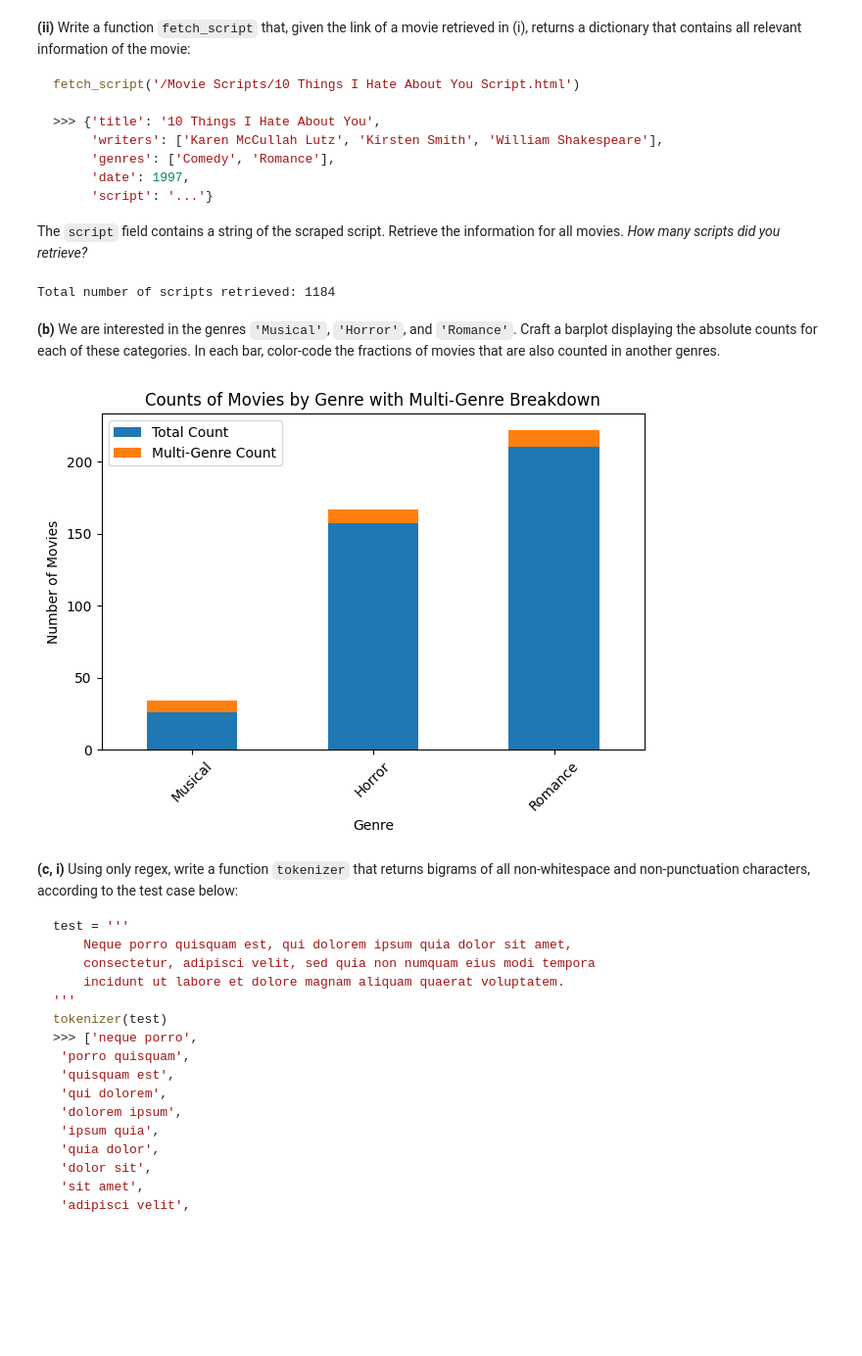
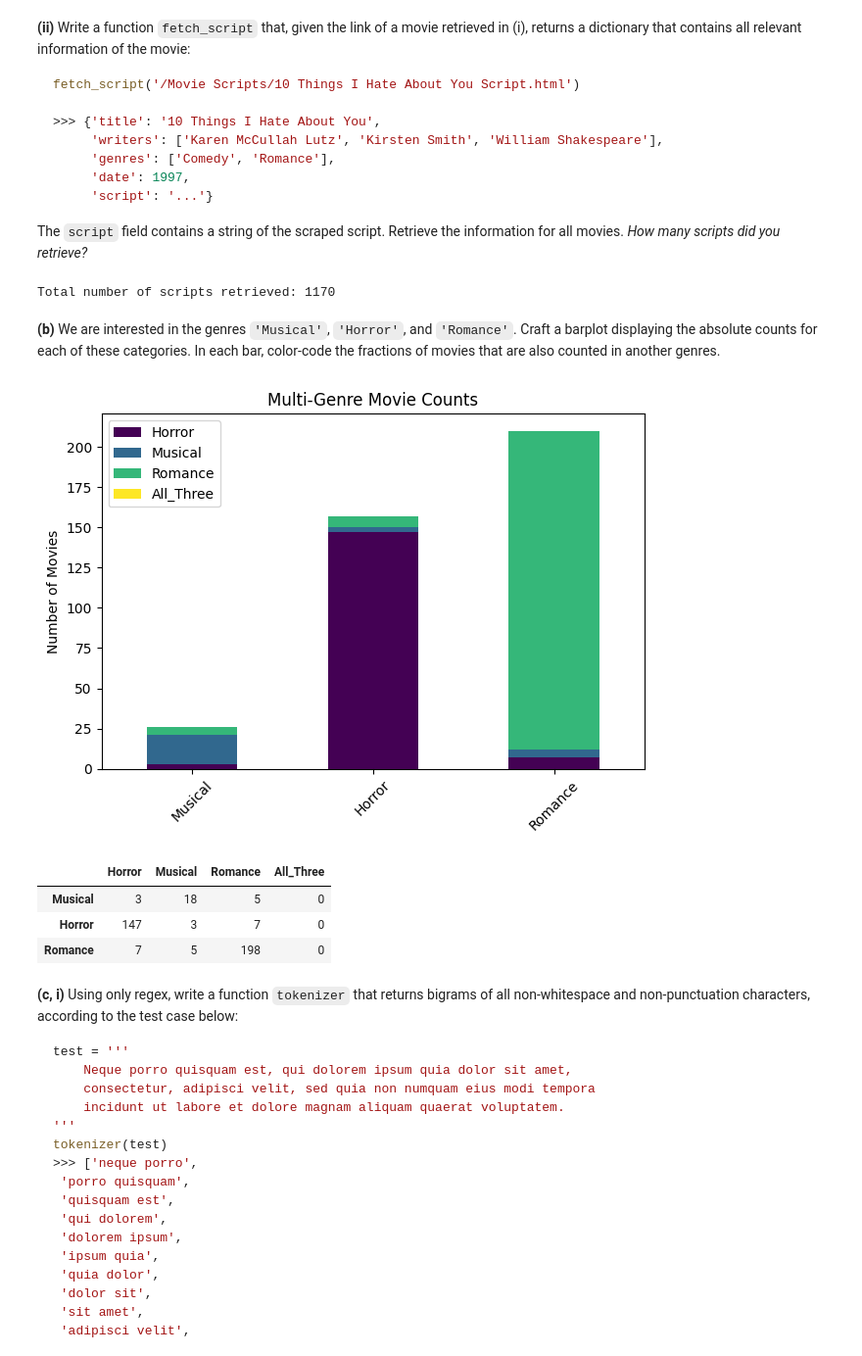
Before and after one commit to KaushalNaresh/Data_And_Web_Technologies_For_Data_Science, a Jupyter notebook: HW3/hw3.ipynb, the cells around one changed output. Shown at 98% size. Saved outputs shown, nothing was run; the diff lists cells and outputs as text; code cells hidden in the pictures; blank space fills up the shorter version.

```diff
--- a/HW3/hw3.ipynb
+++ b/HW3/hw3.ipynb
@@ -142,7 +140,7 @@ with ThreadPoolExecutor(max_workers=8) as executor:
         url = future_to_url[future]
         try:
             movie_details = future.result()
-            if(movie_details and url not in movie_info and movie_details['script_url'] != 'URL Not Found'):
+            if(movie_details and url not in movie_info and movie_details['script_content'] != 'Script content not found.'):
                 count += 1
             movie_info[url] = movie_details
         except Exception as e:
@@ -150,39 +148,52 @@ with ThreadPoolExecutor(max_workers=8) as executor:
 
 print(f"Total number of scripts retrieved: {count}")
 # %% [output]
-Total number of scripts retrieved: 1184
+Total number of scripts retrieved: 1170
 # %% [markdown]
 __(b)__ We are interested in the genres `'Musical'`, `'Horror'`, and `'Romance'`. Craft a barplot displaying the absolute counts for each of these categories. In each bar, color-code the fractions of movies that are also counted in another genres.
 # %%
 genres_of_interest = ["Musical", "Horror", "Romance"]
+movies_of_interest = []
 
-genre_counts = {genre: 0 for genre in genres_of_interest}
-multi_genre_counts = {genre: 0 for genre in genres_of_interest}
+multi_genre_counts = {"Musical": {"Horror" : 0, "Musical": 0, "Romance": 0, "All_Three": 0},
+                      "Horror": {"Horror": 0, "Musical": 0, "Romance": 0, "All_Three": 0},
+                      "Romance": {"Horror": 0, "Musical": 0, "Romance": 0, "All_Three": 0}}
 
 for movie_details in movie_info.values():
     genres = movie_details["genres"]
-    common_genres = set(genres) & set(genres_of_interest)
-    for genre in common_genres:
-        genre_counts[genre] += 1
-        if len(common_genres) > 1:
-            multi_genre_counts[genre] += 1
-
-df = pd.DataFrame({
-    "Genre": genres_of_interest,
-    "Total Count": [genre_counts[genre] for genre in genres_of_interest],
-    "Multi-Genre Count": [multi_genre_counts[genre] for genre in genres_of_interest]
-})
-
-# Plot
-fig, ax = plt.subplots()
-df.plot(kind="bar", x="Genre", y=["Total Count", "Multi-Genre Count"], stacked=True, ax=ax)
-ax.set_ylabel("Number of Movies")
-ax.set_title("Counts of Movies by Genre with Multi-Genre Breakdown")
-plt.xticks(rotation=45)
-plt.tight_layout()
-plt.show()
+    common_genres = list(set(genres) & set(genres_of_interest))
+    if(len(common_genres) == 3):
+        movies_of_interest.append(movie_details)
+        multi_genre_counts['Horror']['All_Three'] += 1
+        multi_genre_counts['Musical']['All_Three'] += 1
+        multi_genre_counts['Romance']['All_Three'] += 1
+    elif(len(common_genres) == 2):
+        movies_of_interest.append(movie_details)
+        multi_genre_counts[common_genres[0]][common_genres[1]] += 1
+        multi_genre_counts[common_genres[1]][common_genres[0]] += 1
+    elif(len(common_genres) == 1):
+        movies_of_interest.append(movie_details)
+        multi_genre_counts[common_genres[0]][common_genres[0]] += 1
-# %% [output]
-[figure, removed]
+# %%
+multi_genre_df = pd.DataFrame(multi_genre_counts).T
+
+# Plotting
+fig, ax = plt.subplots()
+multi_genre_df.plot(kind='bar', stacked=True, ax=ax, colormap='viridis')
+ax.set_ylabel("Number of Movies")
+ax.set_title("Multi-Genre Movie Counts")
+plt.xticks(rotation=45)
+plt.tight_layout()
+plt.show()
+# %% [output]
+[figure, added]
+# %%
+multi_genre_df
+# %% [output]
+|  | Horror | Musical | Romance | All_Three |
+| Musical | 3 | 18 | 5 | 0 |
+| Horror | 147 | 3 | 7 | 0 |
+| Romance | 7 | 5 | 198 | 0 |
 # %% [markdown]
 __(c, i)__ Using only regex, write a function `tokenizer` that returns bigrams of all non-whitespace and non-punctuation characters, according to the test case below:
 
```
Also changed, not shown: parts of 9 cells of this notebook.
